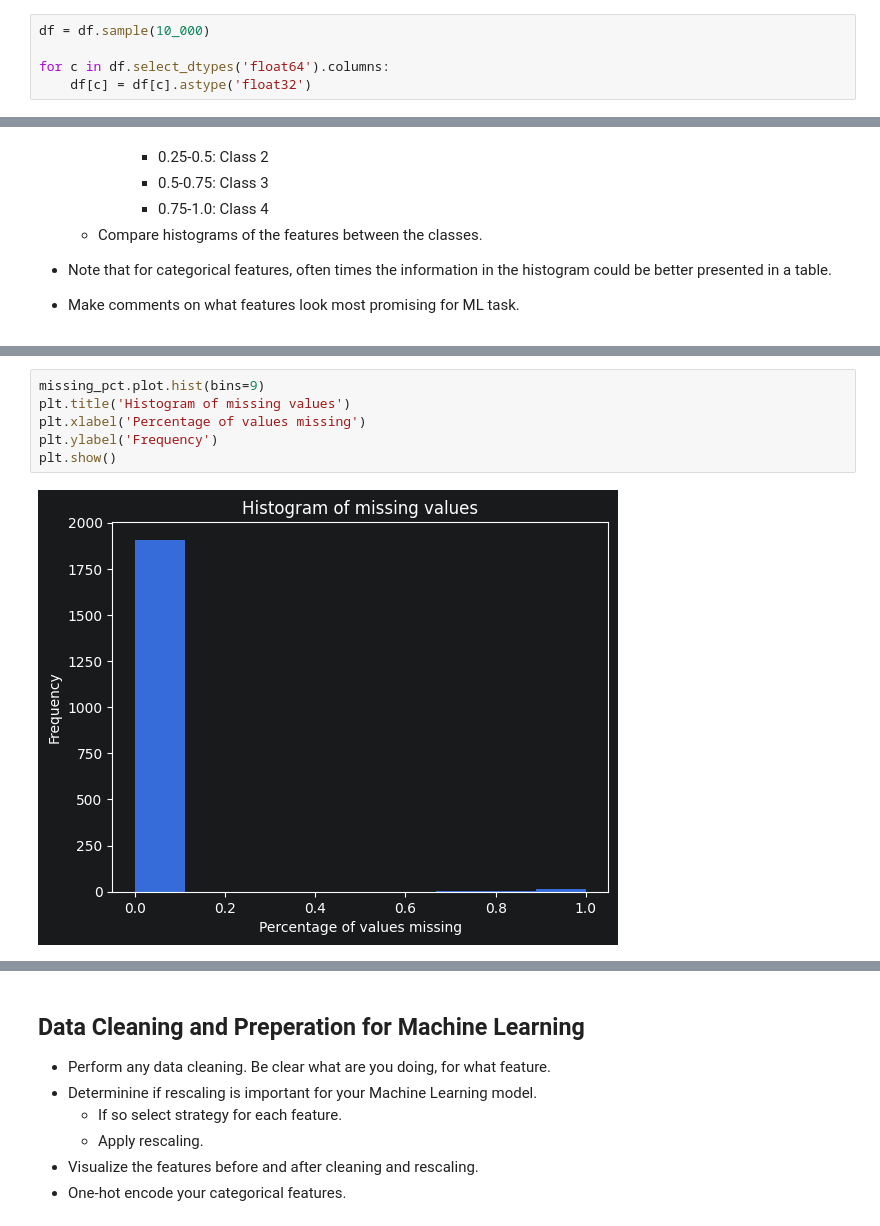
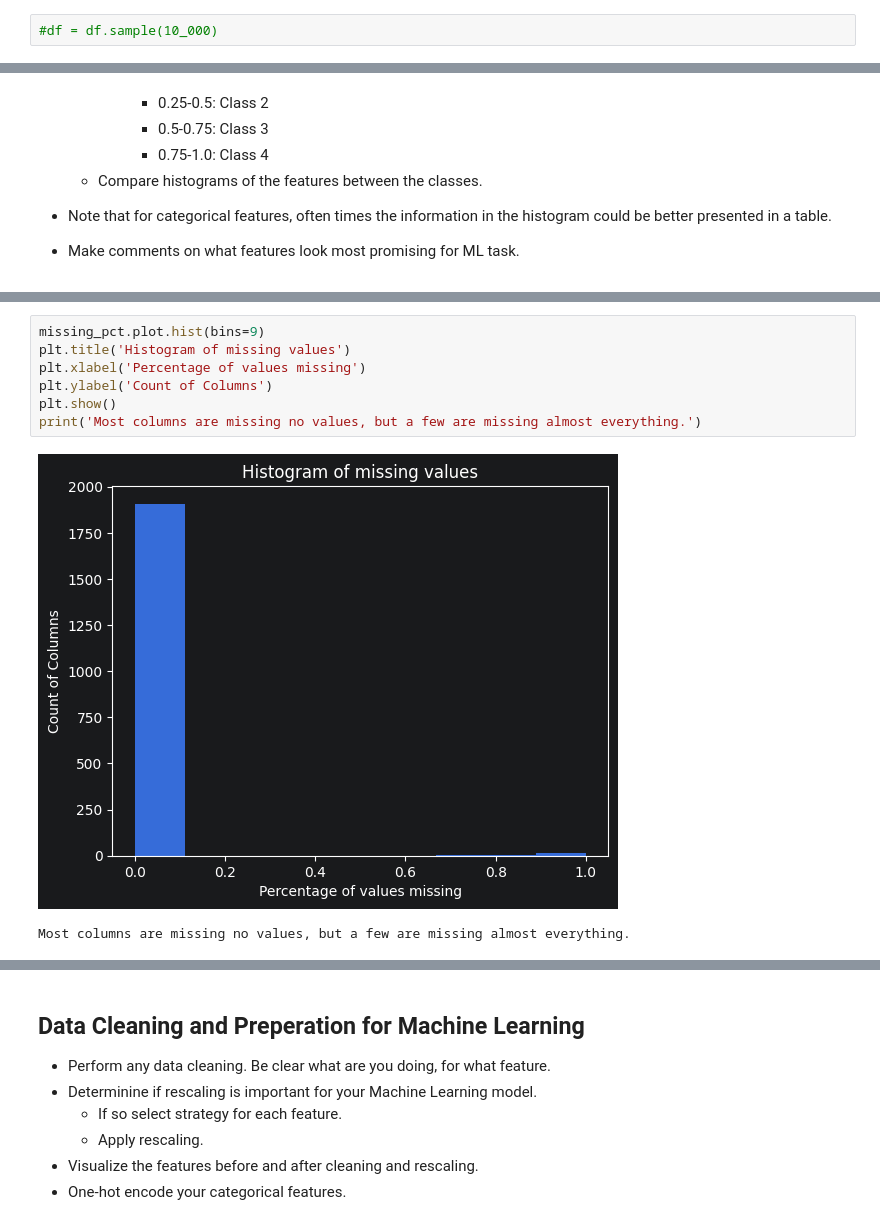
Before and after one commit to radtothebone/data-science-3402, a Jupyter notebook: Final Project/Final_Project.ipynb, the cells around one changed output, grey strips where cells are left out. Drawn from its saved outputs; the diff is of its cells as text.

```diff
--- a/Final Project/Final_Project.ipynb
+++ b/Final Project/Final_Project.ipynb
@@ -66,10 +66,7 @@ import pandas as pd
 
 df = pd.read_csv('springleaf-marketing-response/train.csv', low_memory=False)
 # %%
-df = df.sample(10_000)
-
-for c in df.select_dtypes('float64').columns:
-    df[c] = df[c].astype('float32')
+#df = df.sample(10_000)
 # %%
 rows, cols = df.shape
 features = [c for c in df.columns if c not in ('ID', 'target')]
@@ -191,11 +193,13 @@ Question: What is the imbalance between the classes of the target variable?
 # %%
 missing_pct.plot.hist(bins=9)
 plt.title('Histogram of missing values')
 plt.xlabel('Percentage of values missing')
-plt.ylabel('Frequency')
+plt.ylabel('Count of Columns')
 plt.show()
+print('Most columns are missing no values, but a few are missing almost everything.')
 # %% [output]
-[figure, old version]
+[figure, new version]
+Most columns are missing no values, but a few are missing almost everything.
 # %%
 print('Question: Among columns missing more than 1% of values, as a percentage, how many values are they missing?')
 missing_pct[missing_pct > 0.01].plot.hist(bins=9)
```
Also changed, not shown: parts of 19 cells of this notebook.
